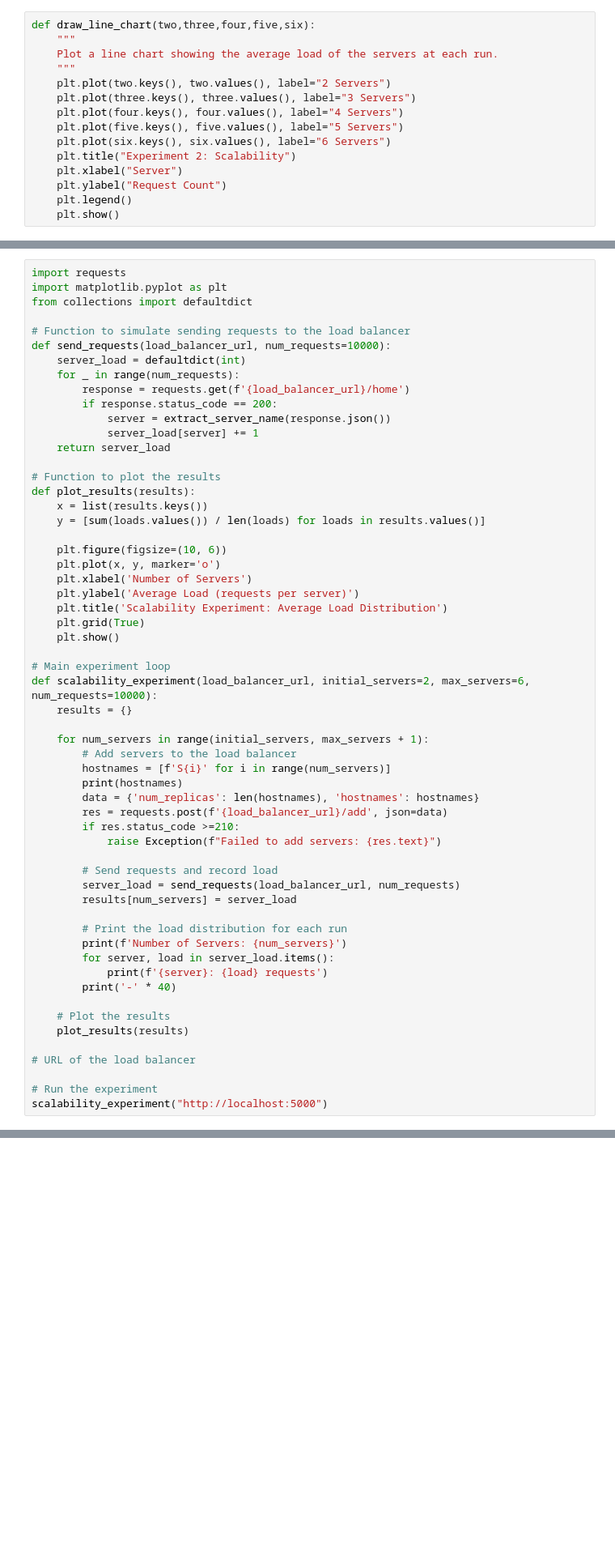
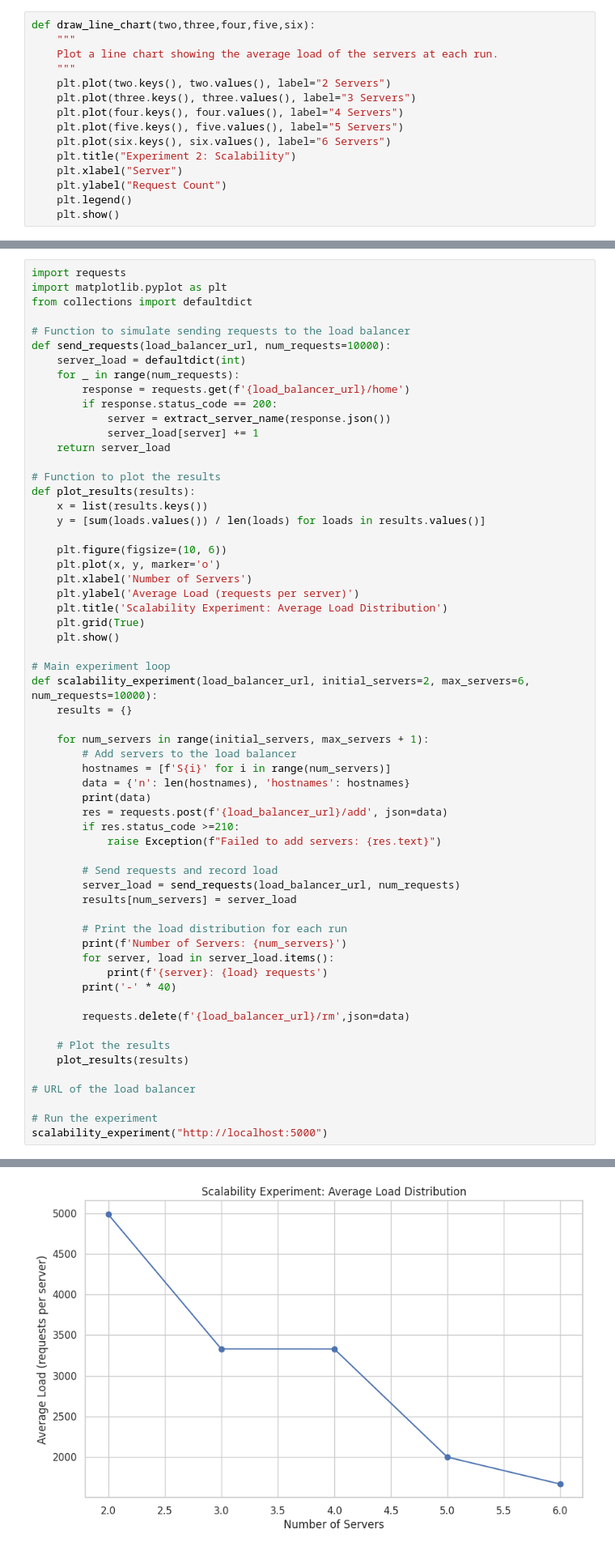
Before and after one commit to newtvn/Customizable-Load-Balancer, a Jupyter notebook: analysis.ipynb, the cells around one changed output, grey strips where cells are left out. Shown: that part at 81% size. Saved outputs shown, nothing was run; the diff lists cells and outputs as text; blank space fills up the shorter version.

```diff
--- a/analysis.ipynb
+++ b/analysis.ipynb
@@ -153,8 +148,8 @@ def scalability_experiment(load_balancer_url, initial_servers=2, max_servers=6,
     for num_servers in range(initial_servers, max_servers + 1):
         # Add servers to the load balancer
         hostnames = [f'S{i}' for i in range(num_servers)]
-        print(hostnames)
-        data = {'num_replicas': len(hostnames), 'hostnames': hostnames}
+        data = {'n': len(hostnames), 'hostnames': hostnames}
+        print(data)
         res = requests.post(f'{load_balancer_url}/add', json=data)
         if res.status_code >=210:
             raise Exception(f"Failed to add servers: {res.text}")
@@ -169,6 +164,8 @@ def scalability_experiment(load_balancer_url, initial_servers=2, max_servers=6,
             print(f'{server}: {load} requests')
         print('-' * 40)
 
+        requests.delete(f'{load_balancer_url}/rm',json=data)
+
     # Plot the results
     plot_results(results)
 
@@ -180,0 +194 @@ Exception: Failed to add servers: "Number of hostnames do not match the number o
+[figure, added]
```
Also changed, not shown: parts of 17 cells of this notebook, 1 other file.
